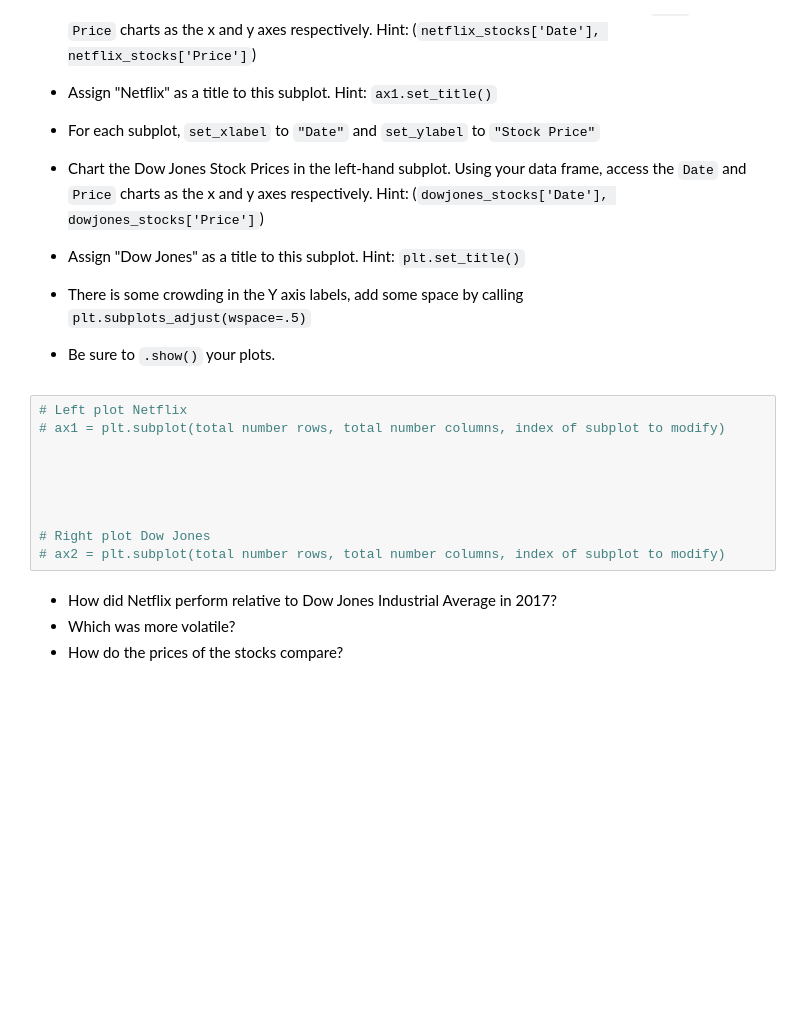
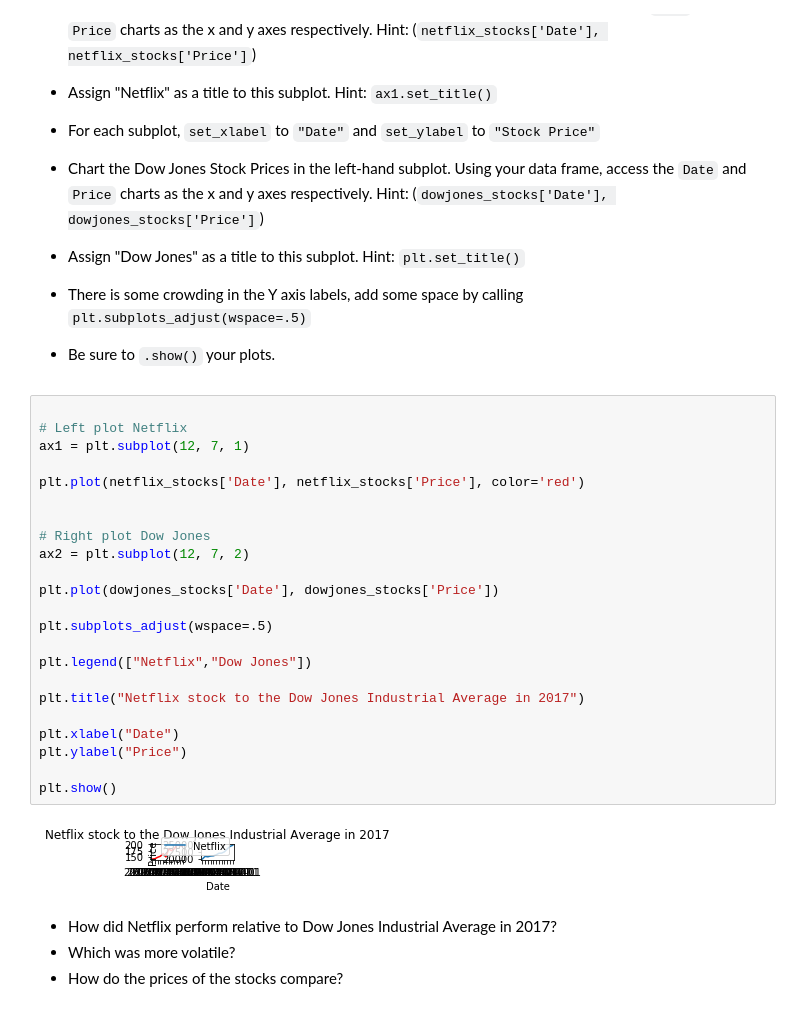
Before and after one commit to twenfy/NetflixData, a Jupyter notebook: netflix_visualizations.ipynb, the cells around one changed output. Saved outputs shown, nothing was run; the diff lists cells and outputs as text; blank space fills up the shorter version.

```diff
--- a/netflix_visualizations.ipynb
+++ b/netflix_visualizations.ipynb
@@ -333,16 +354,31 @@ Since `Price` which is the most relevant data is in the Y axis, let's map our su
 - Assign "Dow Jones" as a title to this subplot. Hint: `plt.set_title()`
 - There is some crowding in the Y axis labels, add some space by calling `plt.subplots_adjust(wspace=.5)`
 - Be sure to `.show()` your plots.
-# %%
-# Left plot Netflix
-# ax1 = plt.subplot(total number rows, total number columns, index of subplot to modify)
-
-
-
-
-
-# Right plot Dow Jones
-# ax2 = plt.subplot(total number rows, total number columns, index of subplot to modify)
+# %%
+
+# Left plot Netflix
+ax1 = plt.subplot(12, 7, 1)
+
+plt.plot(netflix_stocks['Date'], netflix_stocks['Price'], color='red')
+
+
+# Right plot Dow Jones
+ax2 = plt.subplot(12, 7, 2)
+
+plt.plot(dowjones_stocks['Date'], dowjones_stocks['Price'])
+
+plt.subplots_adjust(wspace=.5)
+
+plt.legend(["Netflix","Dow Jones"])
+
+plt.title("Netflix stock to the Dow Jones Industrial Average in 2017")
+
+plt.xlabel("Date")
+plt.ylabel("Price")
+
+plt.show()
+# %% [output]
+[figure, added]
 # %% [markdown]
 - How did Netflix perform relative to Dow Jones Industrial Average in 2017?
 - Which was more volatile?
```
Also changed, not shown: parts of 3 cells of this notebook.
